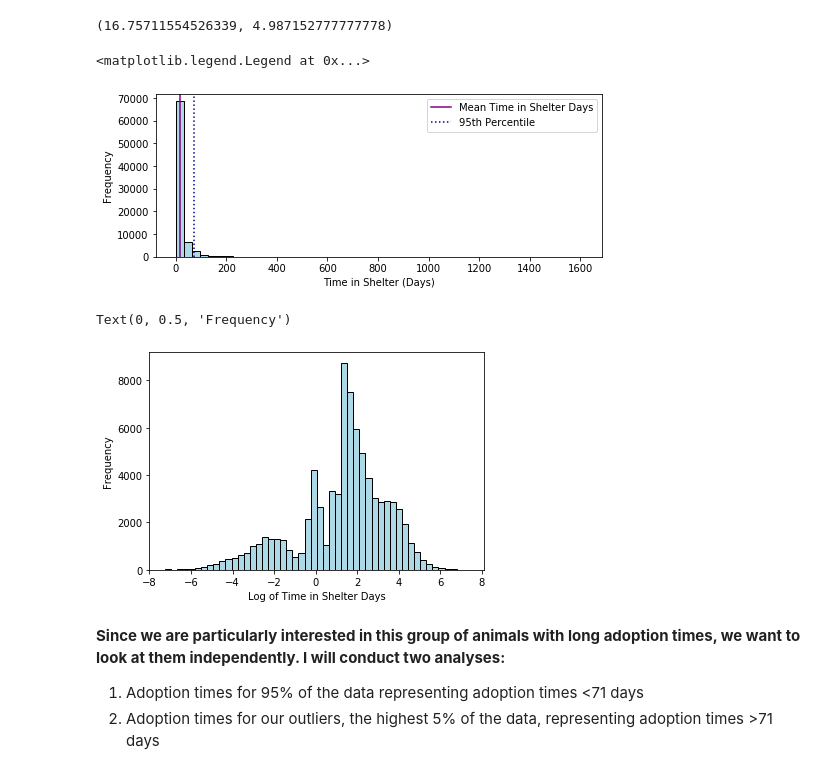
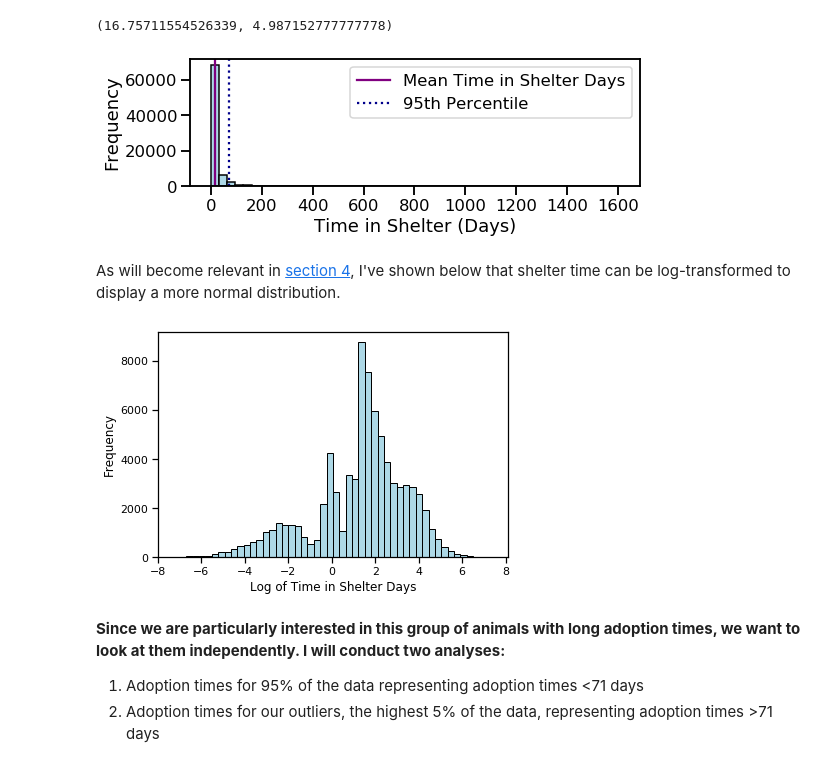
Before and after one commit to krritz/Animal-Shelter-Exploratory-Analysis, a Jupyter notebook: Animal Shelter Analysis.ipynb, the cells around one changed output. Cells and saved outputs as stored; diff of their text form; code cells hidden in the pictures.

```diff
--- a/Animal Shelter Analysis.ipynb
+++ b/Animal Shelter Analysis.ipynb
@@ -63,3 +54,5 @@ def ecdf(data):
+# %%
+sns.set_context("talk")
 # %% [markdown]
 # 0. Dataset Overview
 # %%
@@ -120,22 +113,26 @@ mean, median
 # %%
 plt.figure(figsize=(8,3))
 ax = df.time_in_shelter_days.plot(kind='hist', bins=50, color='LightBlue', ec='black')
 ax.axvline(df.time_in_shelter_days.mean(), color='purple')
 ax.axvline(df.time_in_shelter_days.quantile(0.95), linestyle=':', color='darkblue')
 ax.set_xlabel('Time in Shelter (Days)')
 plt.legend(['Mean Time in Shelter Days', '95th Percentile'])
+plt.tight_layout()
+sns.set_context("notebook")
+plt.savefig('shelter_time_distribution.jpg', dpi=500)
 # %% [output]
-<matplotlib.legend.Legend at 0x...>
-[figure, old version]
+[figure, new version]
+# %% [markdown]
+As will become relevant in [section 4](#4.-Predict-time-in-shelter), I've shown below that shelter time can be log-transformed to display a more normal distribution.
 # %%
-# considering whether I should log transform time in shelter days
 df[df.time_in_shelter_days==0] = df[df.time_in_shelter_days==0].replace(0, np.nan)
 plt.hist(np.log(df.time_in_shelter_days),bins=50, color='LightBlue', ec='black')
 plt.xlabel('Log of Time in Shelter Days')
 plt.ylabel('Frequency')
+plt.tight_layout()
+plt.savefig('shelter_time_log_distribution.jpg', dpi=500)
 # %% [output]
-Text(0, 0.5, 'Frequency')
-[figure, old version]
+[figure, new version]
 # %% [markdown]
 **Since we are particularly interested in this group of animals with long adoption times, we want to look at them independently. I will conduct two analyses:**
 1. Adoption times for 95% of the data representing adoption times <71 days
```
Also changed, not shown: parts of 134 cells of this notebook, 3 other files.
